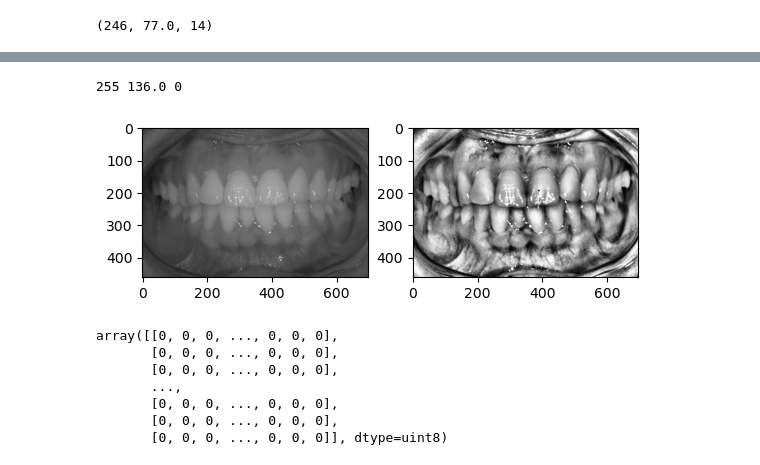
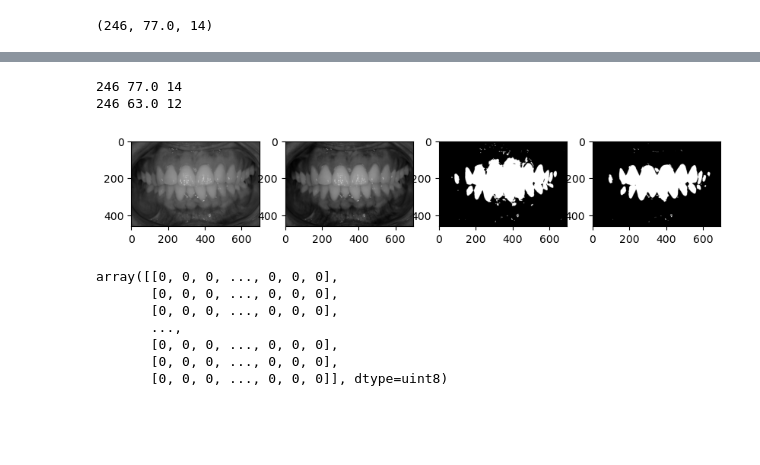
Before and after one commit to K-hyewon/ImageProcessing, a Jupyter notebook: study/image_registeration/perspective_transformation.ipynb, the cells around one changed output, grey strips where cells are left out. Saved outputs shown, nothing was run; the diff lists cells and outputs as text; code cells hidden in the pictures; blank space fills up the shorter version.

Commit message:
0526_study

```diff
--- a/study/image_registeration/perspective_transformation.ipynb
+++ b/study/image_registeration/perspective_transformation.ipynb
@@ -17,28 +112,40 @@ thresh, thresh_img = cv2.threshold(b_img, 90, 256, type=cv2.THRESH_BINARY)
 # %%
-b_img = cv2.imread('/home/tkd_010/ImageProcessing/study/image_registeration/before.png', 0)
+b_img = cv2.imread('/home/tkd_010/ImageProcessing/study/image_registeration/before.png')
 b_img_c = b_img.copy()
 
-clahe = cv2.createCLAHE(clipLimit=40.0, tileGridSize=(8,8))
-b_img_c = clahe.apply(b_img_c)
-
-thresh, thresh_img = cv2.threshold(b_img_c, 120, 200, type=cv2.THRESH_BINARY)
+b_img_c = cv2.cvtColor(b_img_c, cv2.COLOR_BGR2GRAY)
+thresh, thresh_img = cv2.threshold(b_img_c, 100, 200, type=cv2.THRESH_BINARY)
 print(b_img_c.max(), np.median(b_img_c), b_img_c.min())
 
 contours, heirarchy = cv2.findContours(thresh_img, cv2.RETR_EXTERNAL, cv2.CHAIN_APPROX_NONE)
-cnt = contours[0]
-cv2.drawContours(b_img_c, [cnt], -1, (0,255,255), 5)
+# cnt = contours[0]
+# cv2.drawContours(b_img_c, [cnt], -1, (0,255,255), 5)
+
+b, g_img ,r = cv2.split(b_img)
+thresh, thresh_g_img = cv2.threshold(g_img, 100, 255, type=cv2.THRESH_BINARY)
+print(g_img.max(), np.median(g_img), g_img.min())
 
 
-plt.subplot(121)
-plt.imshow(b_img, cmap='gray')
+i = 4
 
-plt.subplot(122)
+plt.figure(figsize=(10,15))
+plt.subplot(1,i,1)
 plt.imshow(b_img_c, cmap='gray')
 
+plt.subplot(1,i,3)
+plt.imshow(thresh_img, cmap='gray')
+
+plt.subplot(1,i,2)
+plt.imshow(g, cmap='gray')
+
+plt.subplot(1,i,4)
+plt.imshow(thresh_g_img, cmap='gray')
+
 plt.show()
 # %% [output]
-255 136.0 0
+246 77.0 14
+246 63.0 12
-[figure, old version]
+[figure, new version]
 # %%
 thresh_img
 # %% [output]
```
Also changed, not shown: parts of 3 cells of this notebook, 1 other file.
